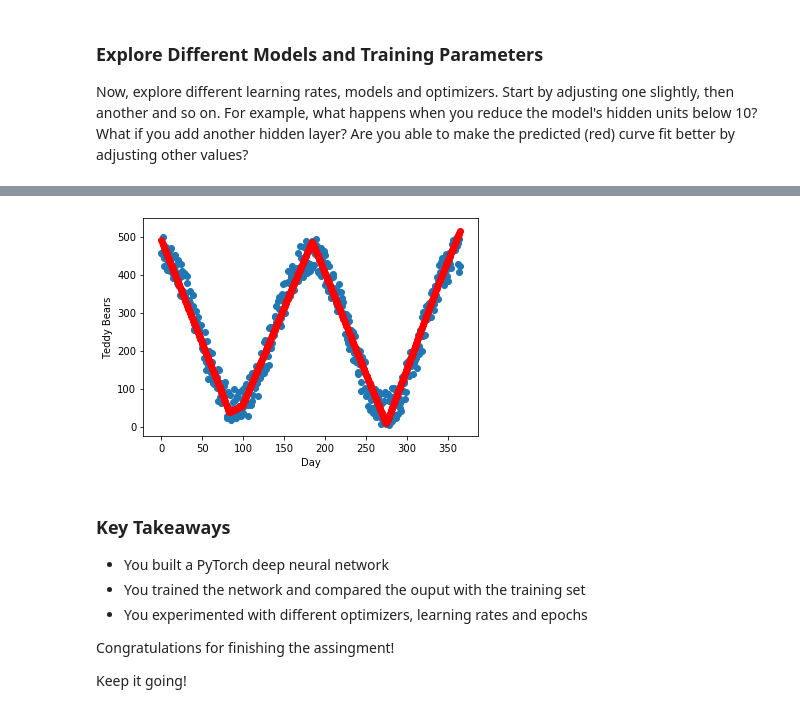
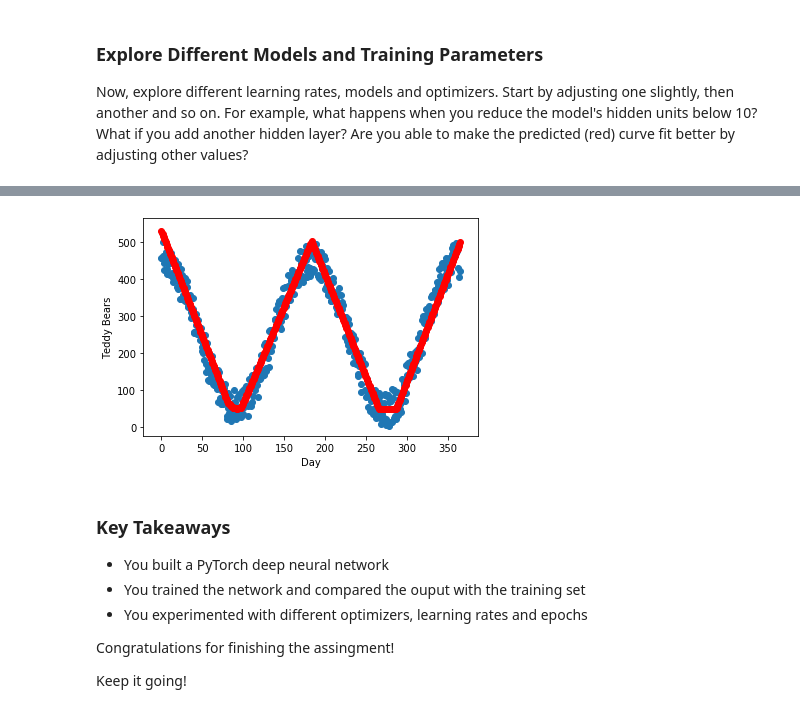
Before and after one commit to LeakyAI/PyTorch-Overview, a Jupyter notebook: Training and Inference - Solution.ipynb, the cells around one changed output, grey strips where cells are left out. Saved outputs shown, nothing was run; the diff lists cells and outputs as text; code cells hidden in the pictures.

```diff
--- a/Training and Inference - Solution.ipynb
+++ b/Training and Inference - Solution.ipynb
@@ -62,7 +62,7 @@ Use a relu (F.relu) activation function for the hidden layer.  Do not use an act
 # Build the simple Neural Network by extending the nn.Module class
 
 # Use a variable to define the number of hidden units in the hidden layer
-numHiddenUnits = 300
+numHiddenUnits = 100
 
 class SimpleTeddyBearModel(nn.Module):
 
@@ -153,9 +154,10 @@ Since the dataset in this case does not have issues with significant outliers, w
 scaleOutput = 500.0     # Teddy Bear Sales should be in range of 0..1
 scaleInput = 365.0      # Day (input) should be in the range of [0..1]
 
-# Prepare our normalized training set and add a batch dimension
-dayNormalized = day / scaleInput
-teddyBearsNormalized = teddyBears / scaleOutput
+# Prepare our normalized training set
+# Noramlized Value = (Input - Min) / (Max - Min)
+dayNormalized = (day - day.min()) / (day.max()-day.min())
+teddyBearsNormalized = (teddyBears - teddyBears.min()) / (teddyBears.max()-teddyBears.min())
 
 # Display normalized values for our training data
 plt.scatter(dayNormalized, teddyBearsNormalized)
@@ -375,18 +416,20 @@ Loss: 0.0035
 Now, explore different learning rates, models and optimizers.  Start by adjusting one slightly, then another and so on.  For example, what happens when you reduce the model's hidden units below 10?  What if you add another hidden layer?   Are you able to make the predicted (red) curve fit better by adjusting other values?
 # %%
 # Use a variable to define the number of hidden units in the hidden layer
-numHiddenUnits = 12
+numHiddenUnits = 15
 
 class SimpleTeddyBearModel(nn.Module):
 
         def __init__(self):
             super().__init__()
             self.fc1 = nn.Linear(1,numHiddenUnits)
-            self.fc2 = nn.Linear(numHiddenUnits,1)
+            self.fc2 = nn.Linear(numHiddenUnits,numHiddenUnits)
+            self.fc3 = nn.Linear(numHiddenUnits,1)
 
         def forward(self, x):
             x = F.relu(self.fc1(x))
-            x = self.fc2(x)
+            x = F.relu(self.fc2(x))
+            x = self.fc3(x)
             return x
 
 # Create an instance of the model and print out a model summary
@@ -408,4 +451,4 @@ Loss: 0.0054
-[figure, old version]
+[figure, new version]
 # %% [markdown]
 ### Key Takeaways
 
```
Also changed, not shown: parts of 9 cells of this notebook.
